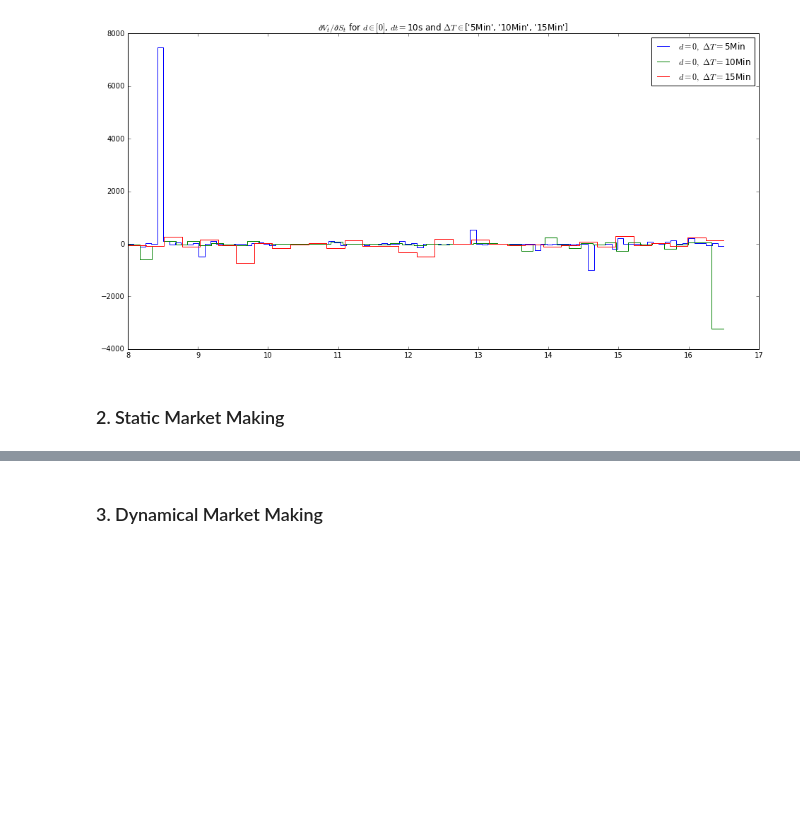
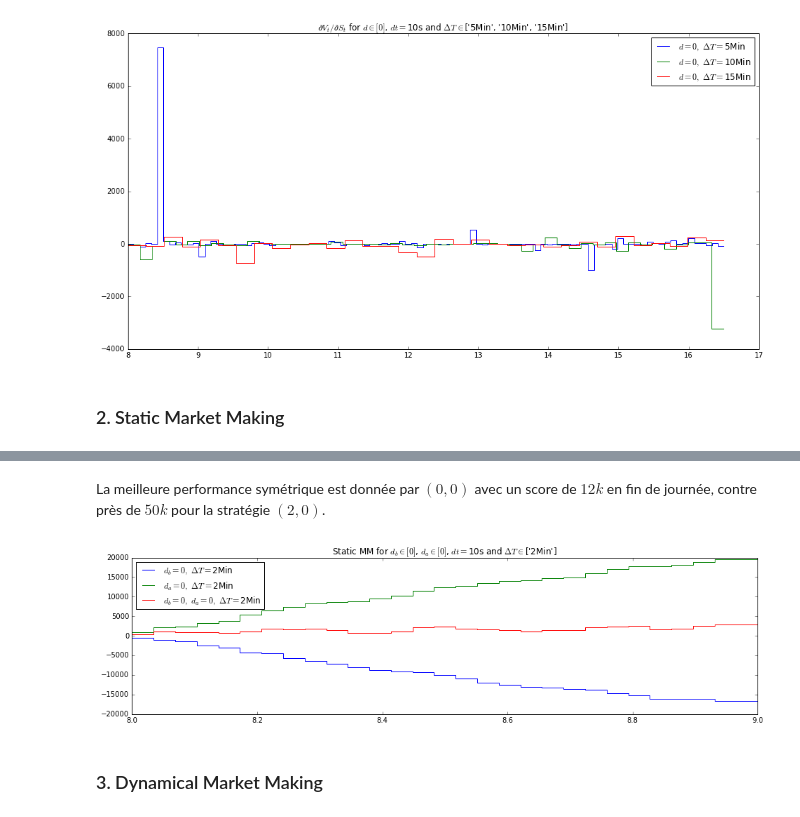
Before and after one commit to m-legrand/TD_Laruelle, a Jupyter notebook: Seance4/TP4.ipynb, the cells around one changed output, grey strips where cells are left out. Saved outputs shown, nothing was run; the diff lists cells and outputs as text; code cells hidden in the pictures; blank space fills up the shorter version.

```diff
--- a/Seance4/TP4.ipynb
+++ b/Seance4/TP4.ipynb
@@ -320,3 +419,10 @@ plotComparedInventory(d_l=[0], DT_l=['5Min','10Min','15Min'], vol=False)
+# %% [markdown]
+La meilleure performance symétrique est donnée par $(0,0)$ avec un score de $12k$ en fin de journée, contre près de $50k$ pour la stratégie $(2,0)$.
+# %%
+# Représentation des apports achats et ventes
+staticMarketMaking(db_l=[0], da_l=[0], HM=9, showBids=True, showAsks=True, Height=4)
+# %% [output]
+[figure, added]
 # %% [markdown]
 ### 3. Dynamical Market Making
 # %% [markdown]
```
Also changed, not shown: parts of 7 cells of this notebook.
